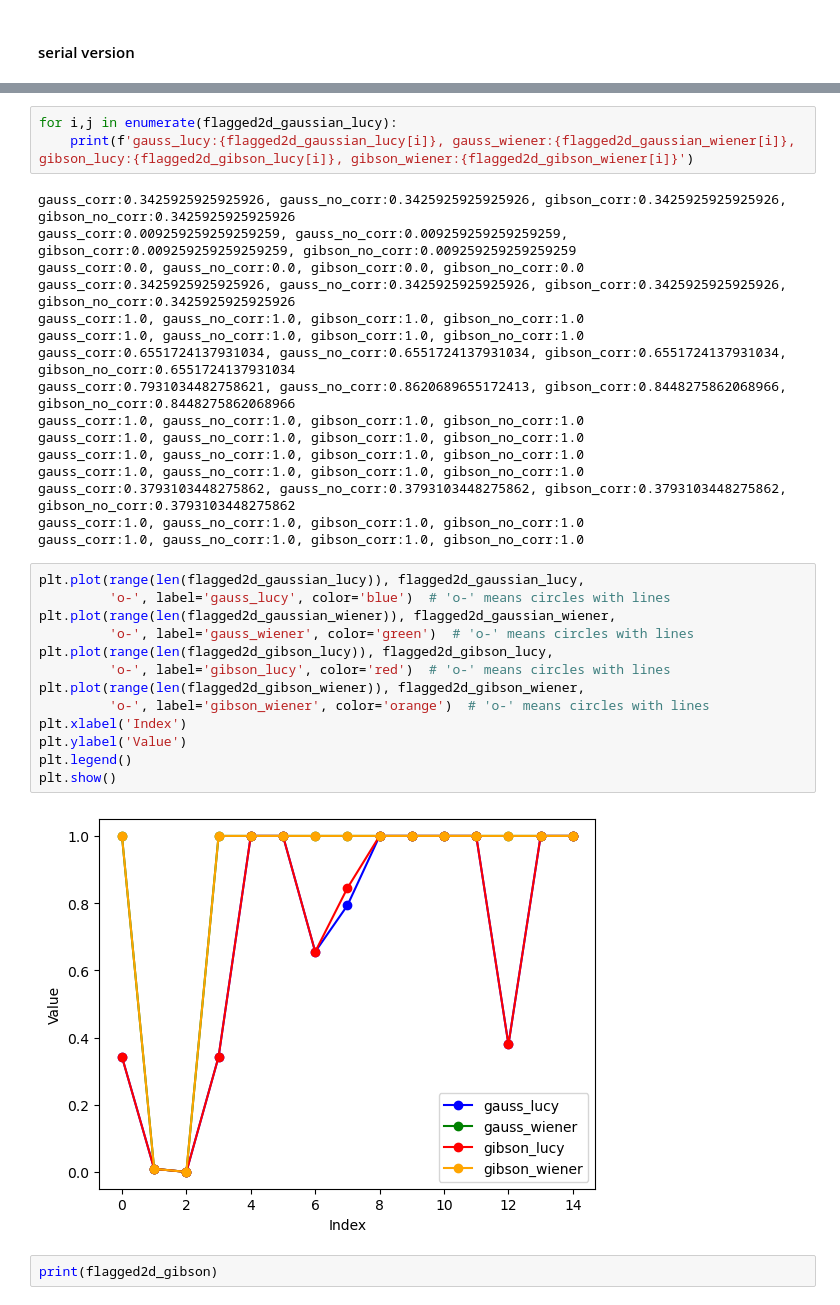
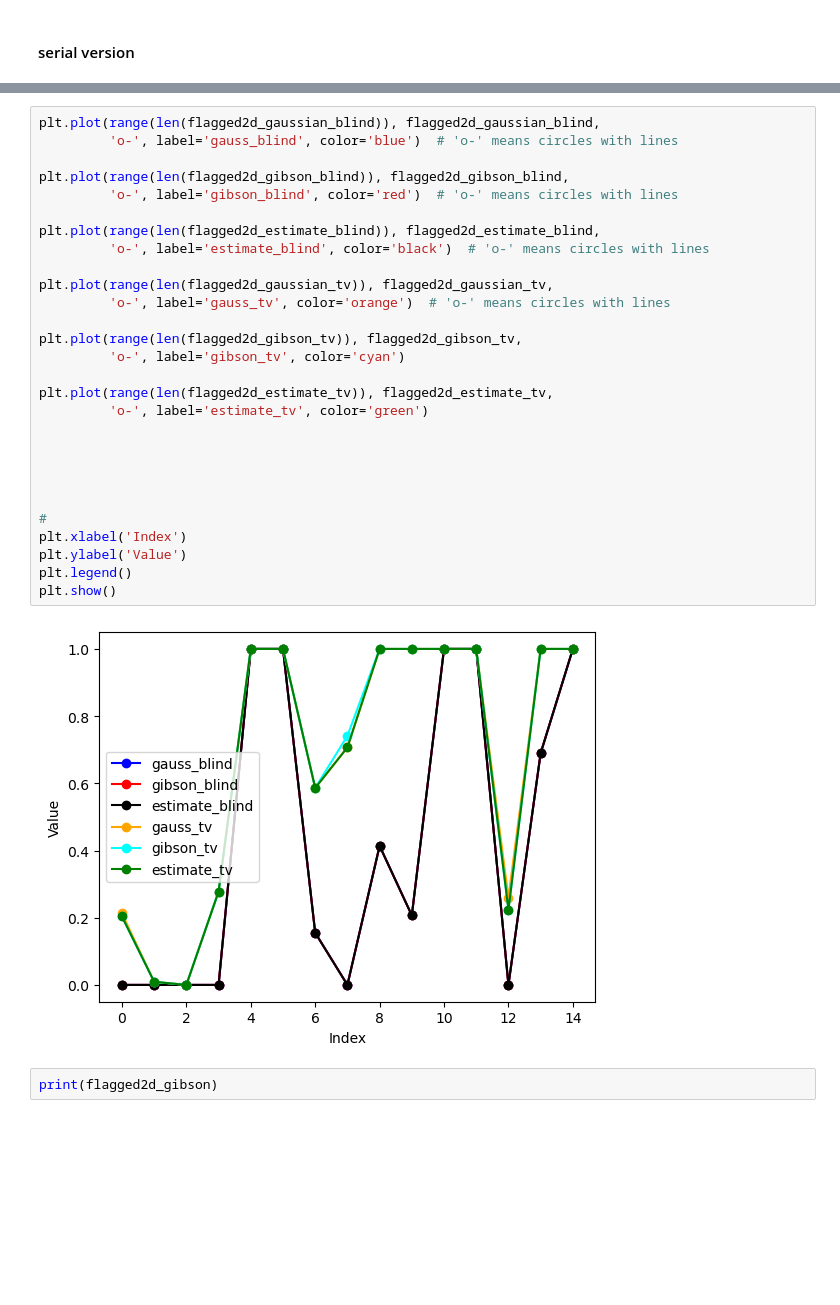
Before and after one commit to gmalagonv/confocal, a Jupyter notebook: analysis_notebooks/26_06_15_all_b.ipynb, the cells around one changed output, grey strips where cells are left out. Drawn from its saved outputs; the diff is of its cells as text; blank space fills up the shorter version.

Commit message:
more deconvolution algorithms: richardson_lucy_tv & blind_richardson_lucy

```diff
--- a/analysis_notebooks/26_06_15_all_b.ipynb
+++ b/analysis_notebooks/26_06_15_all_b.ipynb
@@ -157,38 +173,34 @@ PSF (ch2, gibson-lanni): λ=570 nm | σ_xy=0.083 µm (3.69 px) | σ_z=0.284 µm
 1.000 of inspected frames flagged
-# %%
-for i,j in enumerate(flagged2d_gaussian_lucy):
-    print(f'gauss_lucy:{flagged2d_gaussian_lucy[i]}, gauss_wiener:{flagged2d_gaussian_wiener[i]}, gibson_lucy:{flagged2d_gibson_lucy[i]}, gibson_wiener:{flagged2d_gibson_wiener[i]}')
-# %% [output]
-gauss_corr:0.3425925925925926, gauss_no_corr:0.3425925925925926, gibson_corr:0.3425925925925926, gibson_no_corr:0.3425925925925926
-gauss_corr:0.009259259259259259, gauss_no_corr:0.009259259259259259, gibson_corr:0.009259259259259259, gibson_no_corr:0.009259259259259259
-gauss_corr:0.0, gauss_no_corr:0.0, gibson_corr:0.0, gibson_no_corr:0.0
-gauss_corr:0.3425925925925926, gauss_no_corr:0.3425925925925926, gibson_corr:0.3425925925925926, gibson_no_corr:0.3425925925925926
-gauss_corr:1.0, gauss_no_corr:1.0, gibson_corr:1.0, gibson_no_corr:1.0
-gauss_corr:1.0, gauss_no_corr:1.0, gibson_corr:1.0, gibson_no_corr:1.0
-gauss_corr:0.6551724137931034, gauss_no_corr:0.6551724137931034, gibson_corr:0.6551724137931034, gibson_no_corr:0.6551724137931034
-gauss_corr:0.7931034482758621, gauss_no_corr:0.8620689655172413, gibson_corr:0.8448275862068966, gibson_no_corr:0.8448275862068966
-gauss_corr:1.0, gauss_no_corr:1.0, gibson_corr:1.0, gibson_no_corr:1.0
-gauss_corr:1.0, gauss_no_corr:1.0, gibson_corr:1.0, gibson_no_corr:1.0
-gauss_corr:1.0, gauss_no_corr:1.0, gibson_corr:1.0, gibson_no_corr:1.0
-gauss_corr:1.0, gauss_no_corr:1.0, gibson_corr:1.0, gibson_no_corr:1.0
-gauss_corr:0.3793103448275862, gauss_no_corr:0.3793103448275862, gibson_corr:0.3793103448275862, gibson_no_corr:0.3793103448275862
-gauss_corr:1.0, gauss_no_corr:1.0, gibson_corr:1.0, gibson_no_corr:1.0
-gauss_corr:1.0, gauss_no_corr:1.0, gibson_corr:1.0, gibson_no_corr:1.0
 # %%
-plt.plot(range(len(flagged2d_gaussian_lucy)), flagged2d_gaussian_lucy,
-         'o-', label='gauss_lucy', color='blue')  # 'o-' means circles with lines
-plt.plot(range(len(flagged2d_gaussian_wiener)), flagged2d_gaussian_wiener,
-         'o-', label='gauss_wiener', color='green')  # 'o-' means circles with lines
-plt.plot(range(len(flagged2d_gibson_lucy)), flagged2d_gibson_lucy,
-         'o-', label='gibson_lucy', color='red')  # 'o-' means circles with lines
-plt.plot(range(len(flagged2d_gibson_wiener)), flagged2d_gibson_wiener,
-         'o-', label='gibson_wiener', color='orange')  # 'o-' means circles with lines
+plt.plot(range(len(flagged2d_gaussian_blind)), flagged2d_gaussian_blind,
+         'o-', label='gauss_blind', color='blue')  # 'o-' means circles with lines
+
+plt.plot(range(len(flagged2d_gibson_blind)), flagged2d_gibson_blind,
+         'o-', label='gibson_blind', color='red')  # 'o-' means circles with lines
+
+plt.plot(range(len(flagged2d_estimate_blind)), flagged2d_estimate_blind,
+         'o-', label='estimate_blind', color='black')  # 'o-' means circles with lines
+
+plt.plot(range(len(flagged2d_gaussian_tv)), flagged2d_gaussian_tv,
+         'o-', label='gauss_tv', color='orange')  # 'o-' means circles with lines
+
+plt.plot(range(len(flagged2d_gibson_tv)), flagged2d_gibson_tv,
+         'o-', label='gibson_tv', color='cyan')
+
+plt.plot(range(len(flagged2d_estimate_tv)), flagged2d_estimate_tv,
+         'o-', label='estimate_tv', color='green')
+
+
+
+
+
+#
 plt.xlabel('Index')
 plt.ylabel('Value')
 plt.legend()
 plt.show()
 # %% [output]
-[figure, old version]
+[figure, new version]
 # %%
 print(flagged2d_gibson)
 # %% [output]
```
Also changed, not shown: parts of 2 cells of this notebook, 3 other files.
